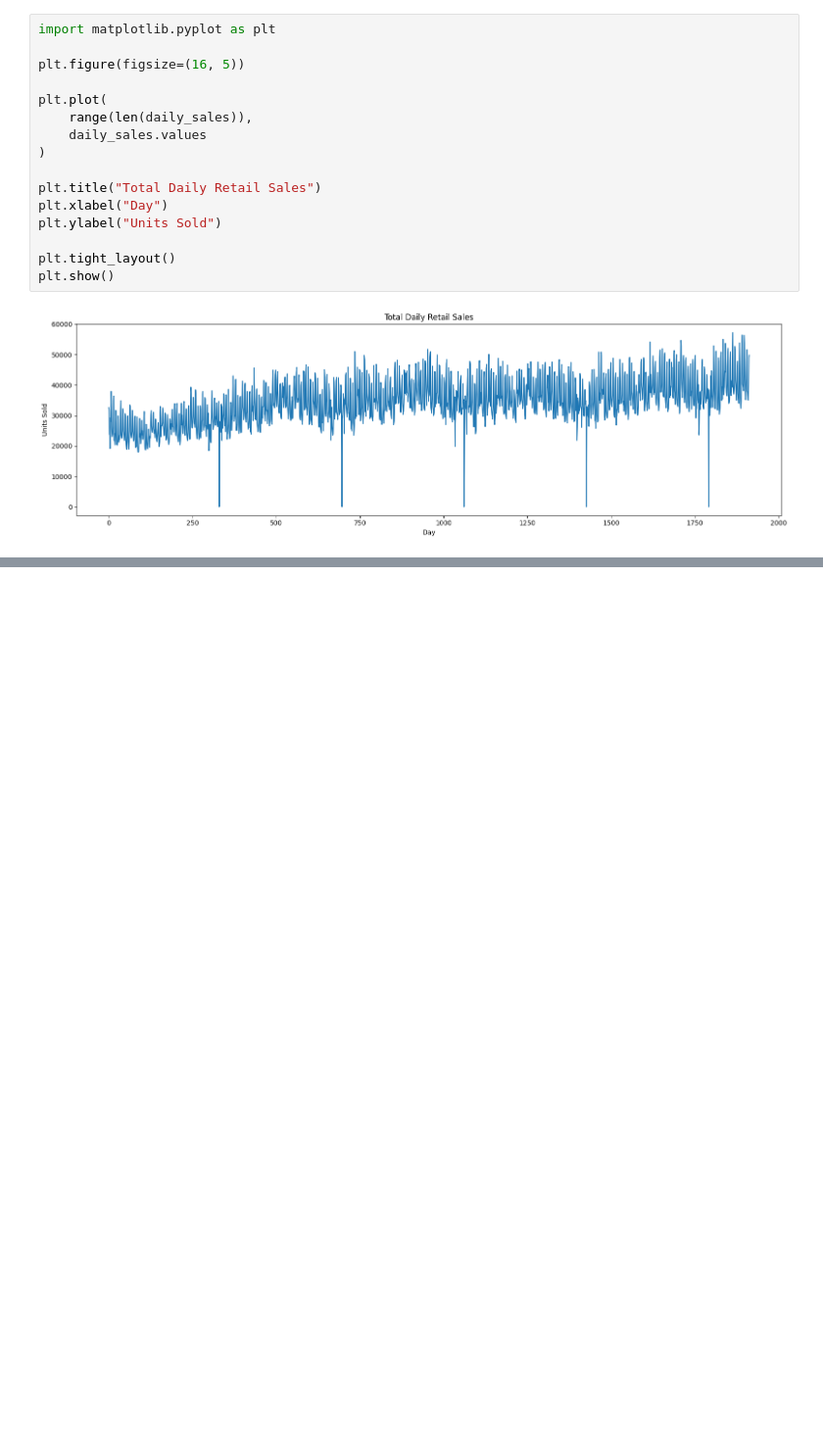
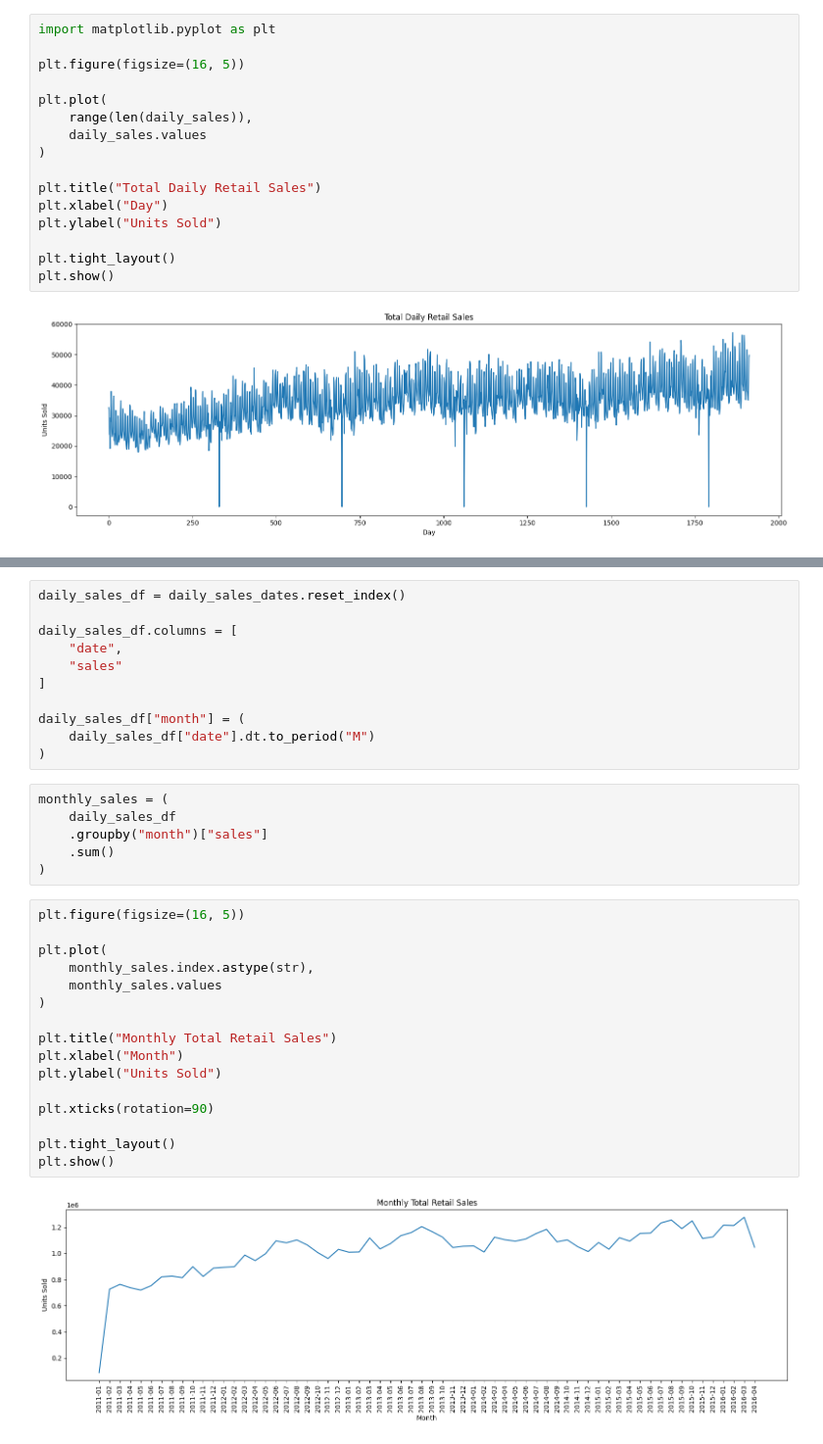
Before and after one commit to Naveeth-Nawzer/dl-assignment, a Jupyter notebook: notebooks/01_raw_data_exploration.ipynb, the cells around one changed output, grey strips where cells are left out. Shown at 98% size. Saved outputs shown, nothing was run; the diff lists cells and outputs as text; blank space fills up the shorter version.

```diff
--- a/notebooks/01_raw_data_exploration.ipynb
+++ b/notebooks/01_raw_data_exploration.ipynb
@@ -392,0 +471,35 @@ plt.show()
+# %%
+daily_sales_df = daily_sales_dates.reset_index()
+
+daily_sales_df.columns = [
+    "date",
+    "sales"
+]
+
+daily_sales_df["month"] = (
+    daily_sales_df["date"].dt.to_period("M")
+)
+# %%
+monthly_sales = (
+    daily_sales_df
+    .groupby("month")["sales"]
+    .sum()
+)
+# %%
+plt.figure(figsize=(16, 5))
+
+plt.plot(
+    monthly_sales.index.astype(str),
+    monthly_sales.values
+)
+
+plt.title("Monthly Total Retail Sales")
+plt.xlabel("Month")
+plt.ylabel("Units Sold")
+
+plt.xticks(rotation=90)
+
+plt.tight_layout()
+plt.show()
+# %% [output]
+[figure, added]
```
Also changed, not shown: parts of 54 cells of this notebook, 3 other files.
